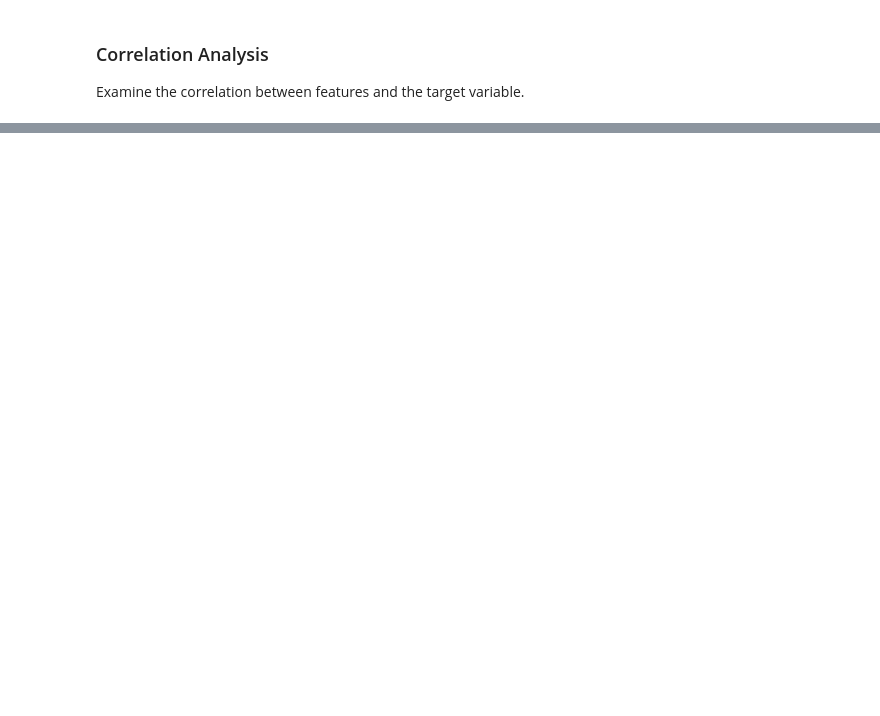
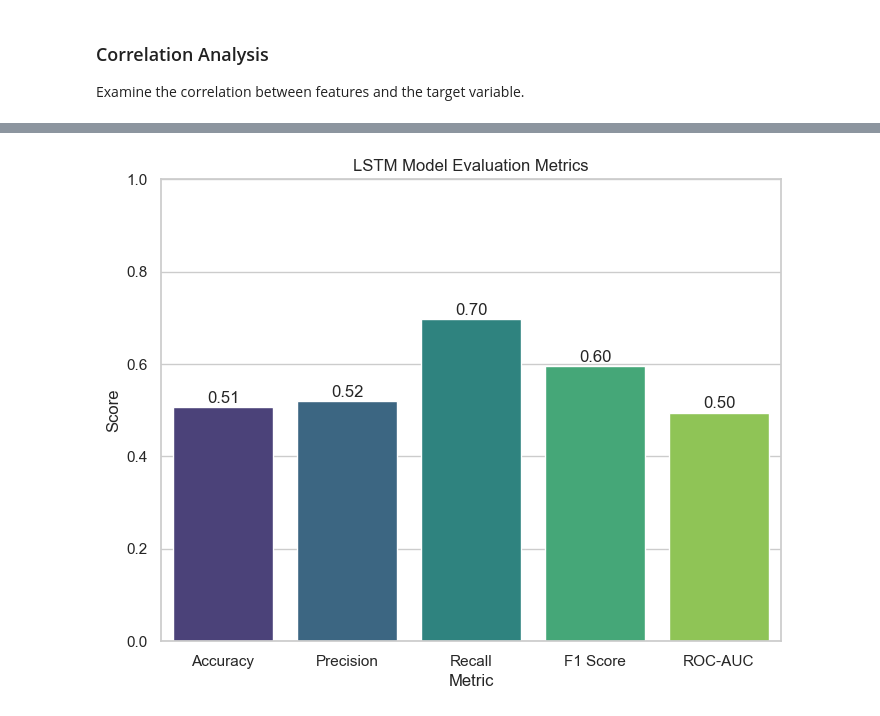
Before and after one commit to triggor/nyse-prediction, a Jupyter notebook: src/nyse_price_dir.ipynb, the cells around one changed output, grey strips where cells are left out. Drawn from its saved outputs; the diff is of its cells as text; code cells hidden in the pictures; blank space fills up the shorter version.

Commit message:
MH:LSTM, lookback 10 - 7 features

```diff
--- a/src/nyse_price_dir.ipynb
+++ b/src/nyse_price_dir.ipynb
@@ -370,0 +488,20 @@ plt.show()
+# %%
+# Predict probabilities and classes
+y_pred_proba = model.predict(X_test_scaled).flatten()
+y_pred = (y_pred_proba >= 0.5).astype(int)
+
+# Calculate evaluation metrics
+accuracy = accuracy_score(y_test, y_pred)
+precision = precision_score(y_test, y_pred)
+recall = recall_score(y_test, y_pred)
+f1 = f1_score(y_test, y_pred)
+roc_auc = roc_auc_score(y_test, y_pred_proba)
+
+# Create a DataFrame to display metrics
+evaluation_metrics = pd.DataFrame({
+    'Metric': ['Accuracy', 'Precision', 'Recall', 'F1 Score', 'ROC-AUC'],
+    'Score': [accuracy, precision, recall, f1, roc_auc]
+})
+
+print("\nModel Evaluation Metrics on Test Set:")
+display(evaluation_metrics)
@@ -370,0 +518,11 @@ plt.show()
+# %%
+# Plot evaluation metrics
+plt.figure(figsize=(8,6))
+sns.barplot(x='Metric', y='Score', data=evaluation_metrics, palette='viridis')
+plt.title('LSTM Model Evaluation Metrics')
+plt.ylim(0, 1)
+for index, row in evaluation_metrics.iterrows():
+    plt.text(index, row.Score + 0.01, f"{row.Score:.2f}", ha='center')
+plt.show()
+# %% [output]
+[figure, added]
```
Also changed, not shown: parts of 51 cells of this notebook.
